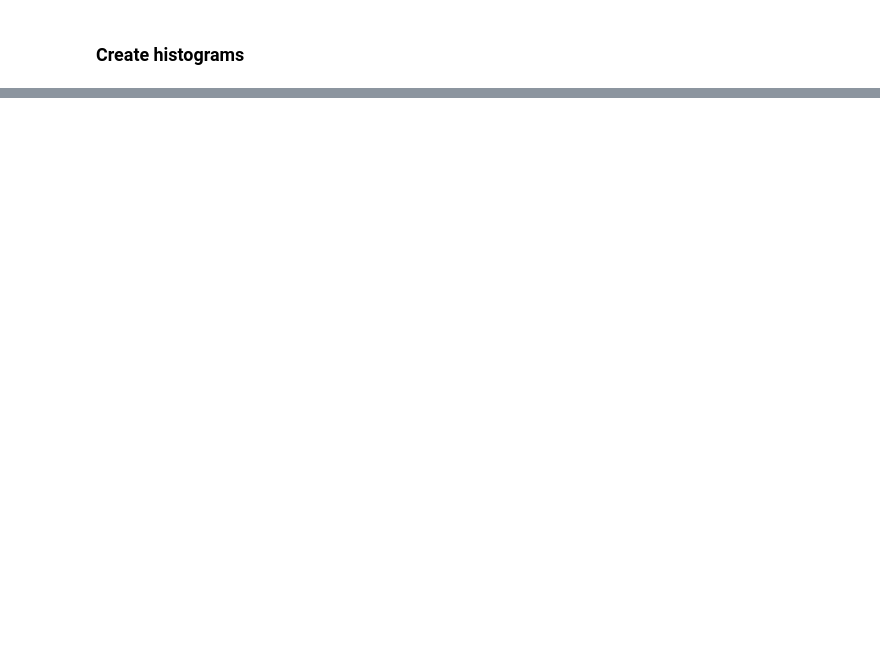
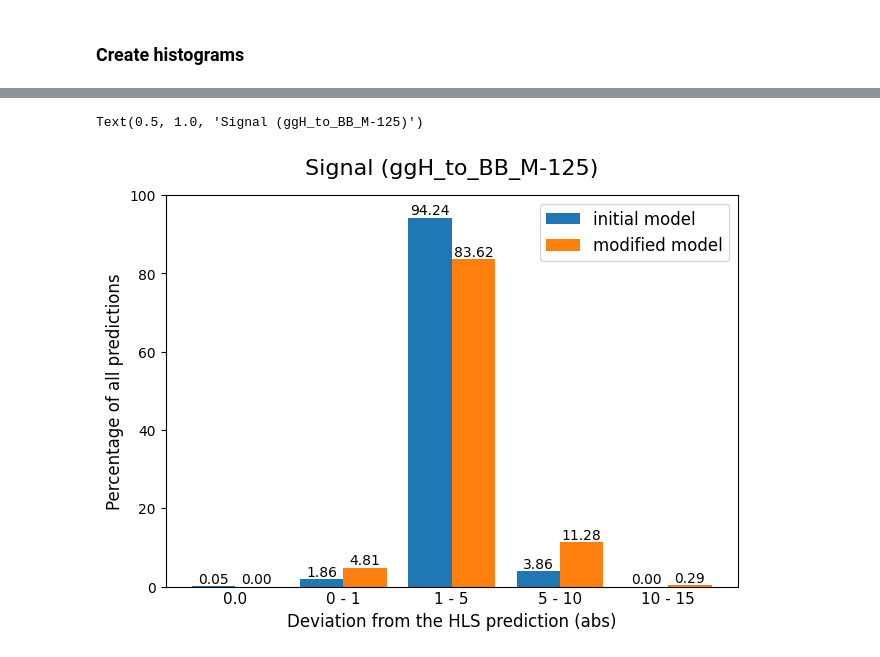
Before and after one commit to pawelsajdak/project_CERN, a Jupyter notebook: book5.ipynb, the cells around one changed output, grey strips where cells are left out. Cells and saved outputs as stored; diff of their text form; code cells hidden in the pictures; blank space fills up the shorter version.

Commit message:
got all 3 figures (bgd and 2 signals)

```diff
--- a/book5.ipynb
+++ b/book5.ipynb
@@ -149,3 +129,0 @@ catdf
-# %%
-catdf = catdf.reindex(['0.0','0-1','1-5','5-10','10-15','more'])
-catdf
@@ -161,14 +129,0 @@ catdf
-# %%
-fig, ax = plt.subplots(layout='constrained')
-width = 0.25
-xticks = np.arange(catdf.shape[0])
-
-for i in range(len(catdf.keys())-1):
-    b = ax.bar(xticks+(-1+i)*width, catdf.values[:,i], width, label=catdf.keys()[i], align='edge')
-    ax.bar_label(b, fmt='{:.2f}')
-
-ax.legend()
-ax.set_xticks(xticks)
-ax.set_xticklabels(catdf.index.to_list())
-#ax.set_yscale('log')
-ax.xaxis.set_tick_params(length=0)
@@ -176,0 +130,3 @@ ax.xaxis.set_tick_params(length=0)
+# %%
+catdf = catdf.reindex(['0.0','0 - 1','1 - 5','5 - 10','10 - 15'])
+catdf
@@ -176,0 +141,22 @@ ax.xaxis.set_tick_params(length=0)
+# %%
+fig, ax = plt.subplots(layout='constrained')
+width = 0.4
+xticks = np.arange(catdf.shape[0])
+
+labels = ["initial model","modified model"]
+
+for i in range(len(catdf.keys())):
+    b = ax.bar(xticks+(-1+i)*width, catdf.values[:,i], width, label=labels[i], align='edge')
+    ax.bar_label(b, fmt='{:.2f}')
+
+ax.legend(fontsize = 12)
+ax.set_xticks(xticks)
+ax.set_xticklabels(catdf.index.to_list(),fontdict={'size': 11})
+ax.xaxis.set_tick_params(length=0)
+ax.set_xlabel("Deviation from the HLS prediction (abs)",{'size': 12})
+ax.set_ylim(0,100)
+ax.set_ylabel("Percentage of all predictions",{'size': 12})
+ax.set_title("Signal (ggH_to_BB_M-125)",fontdict={'size': 16},pad=15)
+# %% [output]
+Text(0.5, 1.0, 'Signal (ggH_to_BB_M-125)')
+[figure, added]
```
Also changed, not shown: parts of 13 cells of this notebook, 6 other files.
